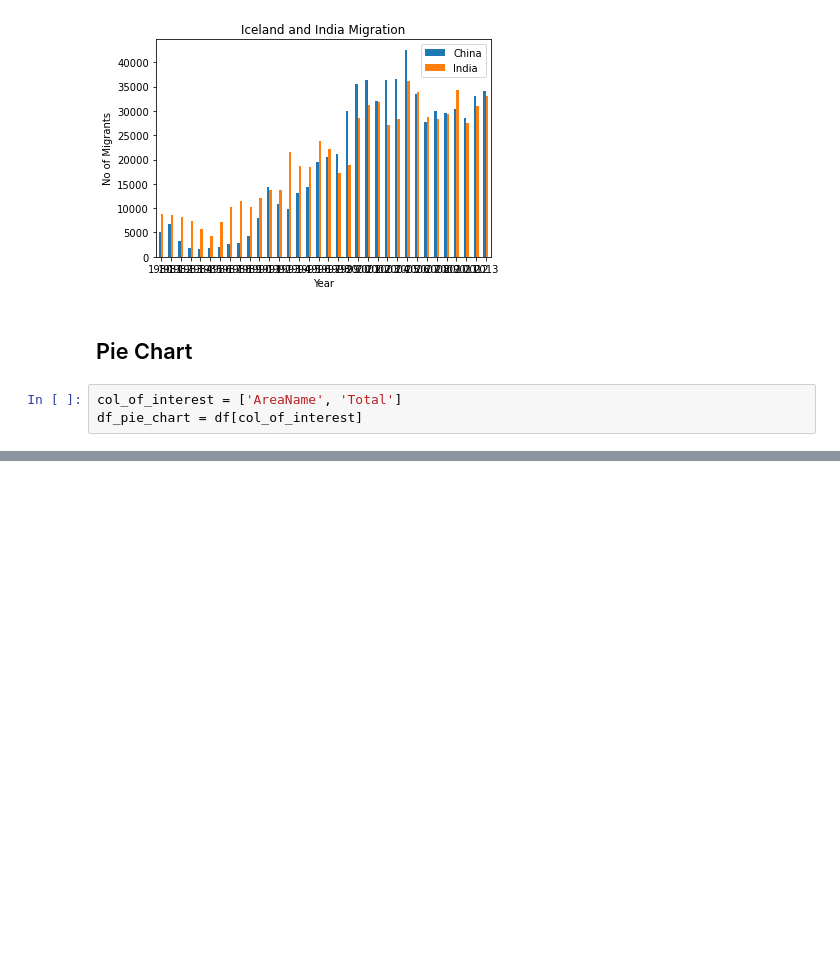
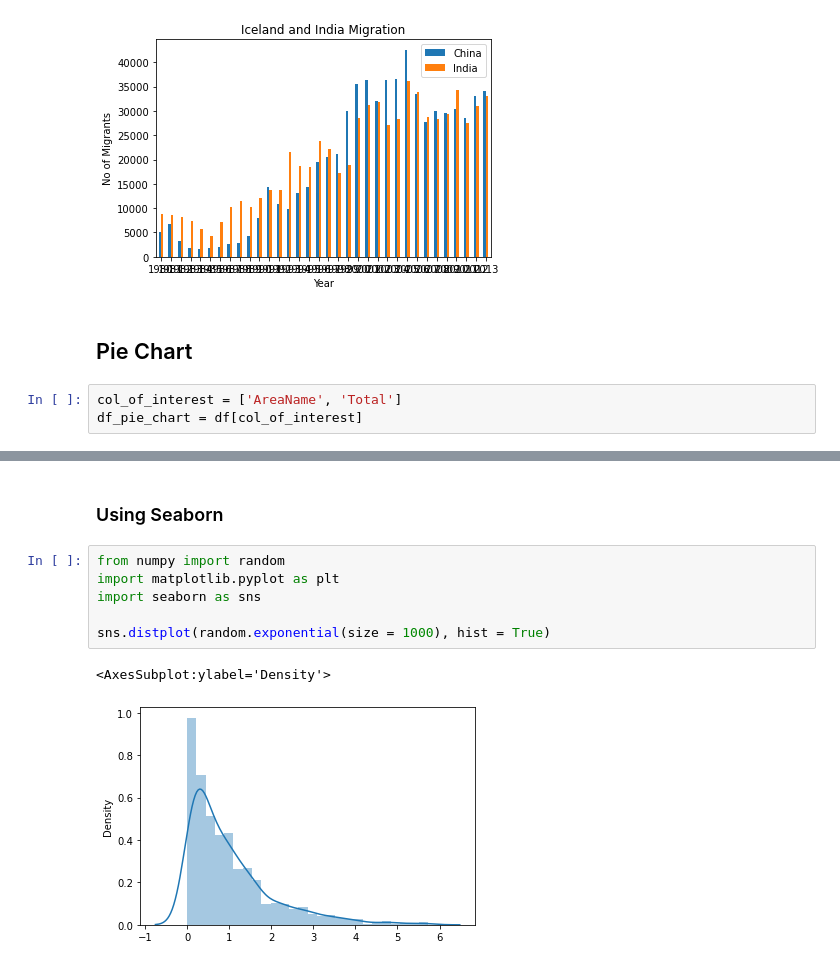
Before and after one commit to viththiananth/Data-Visualization-Using-Python_My-Pursuit, a Jupyter notebook: 2. Matplotlib_Data Visualization with Python_In Class.ipynb, the cells around one changed output, grey strips where cells are left out. Saved outputs shown, nothing was run; the diff lists cells and outputs as text; blank space fills up the shorter version.

```diff
--- a/2. Matplotlib_Data Visualization with Python_In Class.ipynb
+++ b/2. Matplotlib_Data Visualization with Python_In Class.ipynb
@@ -341,0 +400,11 @@ df_pie_chart = df[col_of_interest]
+# %% [markdown]
+### Using Seaborn
+# %%
+from numpy import random
+import matplotlib.pyplot as plt
+import seaborn as sns
+
+sns.distplot(random.exponential(size = 1000), hist = True)
+# %% [output]
+<AxesSubplot:ylabel='Density'>
+[figure, added]
```
Also changed, not shown: parts of 40 cells of this notebook, 2 other files.
